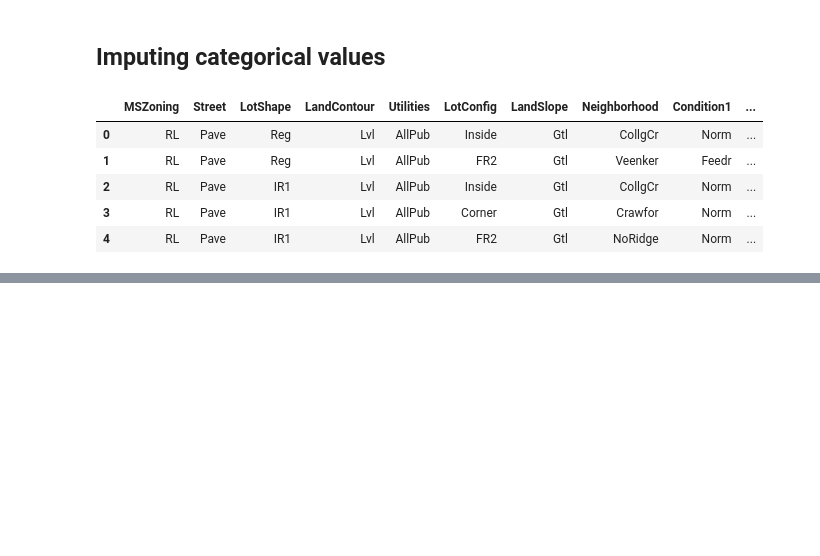
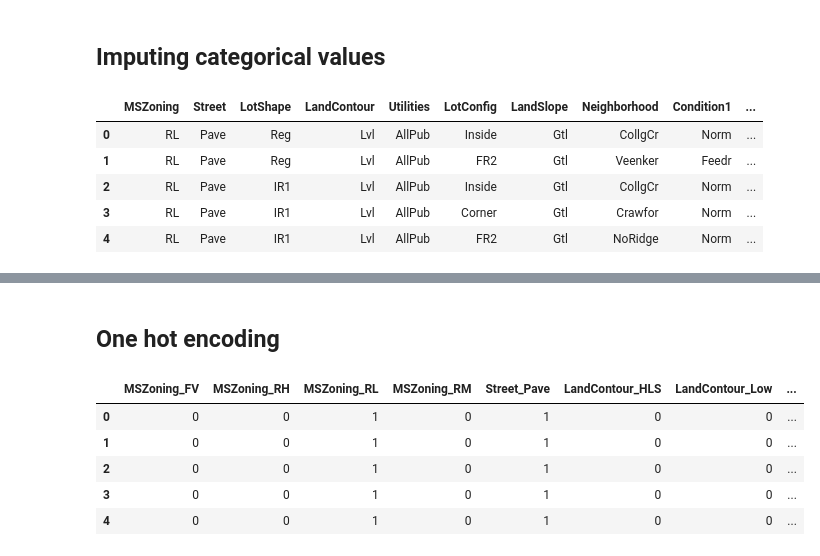
Before and after one commit to hargurjeet/Suprise_Housing, a Jupyter notebook: Suprise_Housing_Case_study.ipynb, the cells around one changed output, grey strips where cells are left out. Saved outputs shown, nothing was run; the diff lists cells and outputs as text; code cells hidden in the pictures; blank space fills up the shorter version.

```diff
--- a/Suprise_Housing_Case_study.ipynb
+++ b/Suprise_Housing_Case_study.ipynb
@@ -212,0 +207,13 @@ dtype: int64
+# %% [markdown]
+## One hot encoding
+# %%
+# Convert into dummies
+X_train_dummies = pd.get_dummies(X_train_cat[dummeies_cat_cols], drop_first=True)
+X_train_dummies.head()
+# %% [output]
+|  | MSZoning_FV | MSZoning_RH | MSZoning_RL | MSZoning_RM | Street_Pave | LandContour_HLS | LandContour_Low | ... |
+| 0 | 0 | 0 | 1 | 0 | 1 | 0 | 0 | ... |
+| 1 | 0 | 0 | 1 | 0 | 1 | 0 | 0 | ... |
+| 2 | 0 | 0 | 1 | 0 | 1 | 0 | 0 | ... |
+| 3 | 0 | 0 | 1 | 0 | 1 | 0 | 0 | ... |
+| 4 | 0 | 0 | 1 | 0 | 1 | 0 | 0 | ... |
```
Also changed, not shown: parts of 24 cells of this notebook.
